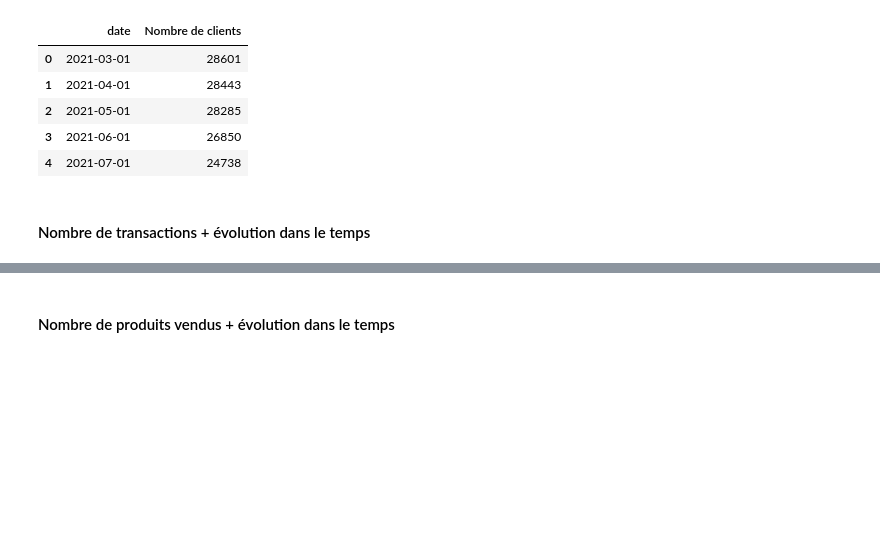
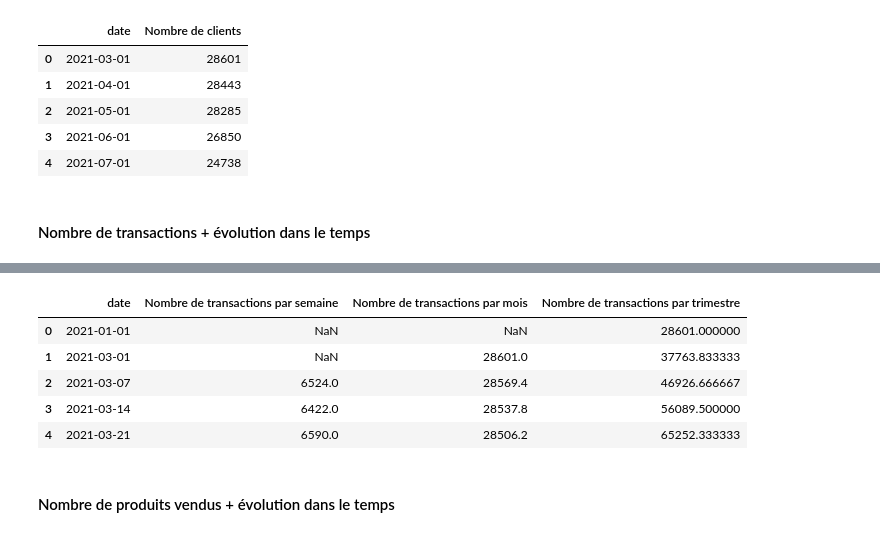
Before and after one commit to loriaujulie/projet9_Lapage, a Jupyter notebook: notebooks/analyses_annabelle.ipynb, the cells around one changed output, grey strips where cells are left out. Saved outputs shown, nothing was run; the diff lists cells and outputs as text; code cells hidden in the pictures; blank space fills up the shorter version.

```diff
--- a/notebooks/analyses_annabelle.ipynb
+++ b/notebooks/analyses_annabelle.ipynb
@@ -239,0 +255,4 @@ figure4.show()
+# %%
+#Affichage du nombre de transactions par semaine
+df_transactions_semaine = (df_lapage.groupby(pd.Grouper(key='date', freq='W'))['session_id'].count().reset_index(name='Nombre de transactions par semaine'))
+df_transactions_semaine.head()
@@ -239,0 +266,4 @@ figure4.show()
+# %%
+#Affichage du nombre de transactions par mois
+df_transactions_mois = (df_lapage.groupby(pd.Grouper(key='date', freq='MS'))['session_id'].count().reset_index(name='Nombre de transactions par mois'))
+df_transactions_mois.head()
@@ -239,0 +277,7 @@ figure4.show()
+# %%
+#Affichage du nombre de transactions par trimestre
+df_transactions_trimestre = (df_lapage.groupby(pd.Grouper(key='date', freq='QS'))['session_id'].count().reset_index(name='Nombre de transactions par trimestre'))
+df_transactions_trimestre.head()
+
+### Prendre en compte le fait que la période commence le 01/03/21 donc le premier trimestre n'est pas significatif
+### Le dernier trimestre de la période du dataset ne sera pas significatif non plus car il ne couvre que janvier et février 2023
@@ -239,0 +291,14 @@ figure4.show()
+# %%
+#Réunion des dataframes en un seul en vue de les afficher sur le même graphique
+df_transactions= df_transactions_semaine.merge(df_transactions_mois, on = 'date', how='outer').sort_values('date')
+df_transactions= df_transactions.merge(df_transactions_trimestre, on = 'date', how='outer').sort_values('date')
+df_transactions['Nombre de transactions par mois'] = (df_transactions['Nombre de transactions par mois'].interpolate(method='linear'))
+df_transactions['Nombre de transactions par trimestre'] = (df_transactions['Nombre de transactions par trimestre'].interpolate(method='linear'))
+df_transactions.head()
+# %% [output]
+|  | date | Nombre de transactions par semaine | Nombre de transactions par mois | Nombre de transactions par trimestre |
+| 0 | 2021-01-01 | NaN | NaN | 28601.000000 |
+| 1 | 2021-03-01 | NaN | 28601.0 | 37763.833333 |
+| 2 | 2021-03-07 | 6524.0 | 28569.4 | 46926.666667 |
+| 3 | 2021-03-14 | 6422.0 | 28537.8 | 56089.500000 |
+| 4 | 2021-03-21 | 6590.0 | 28506.2 | 65252.333333 |
```
Also changed, not shown: parts of 20 cells of this notebook.
